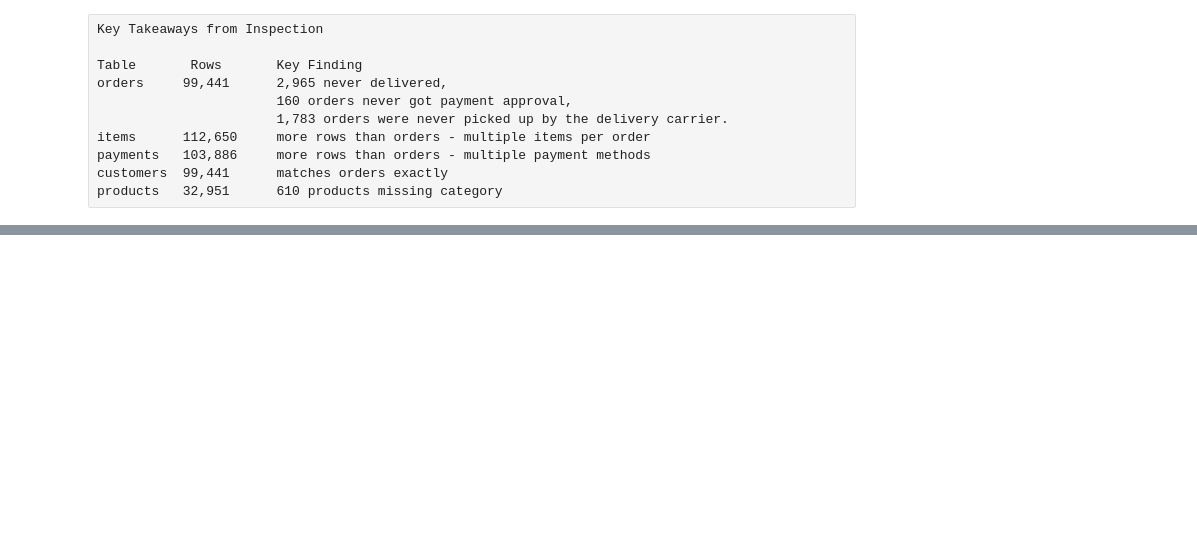
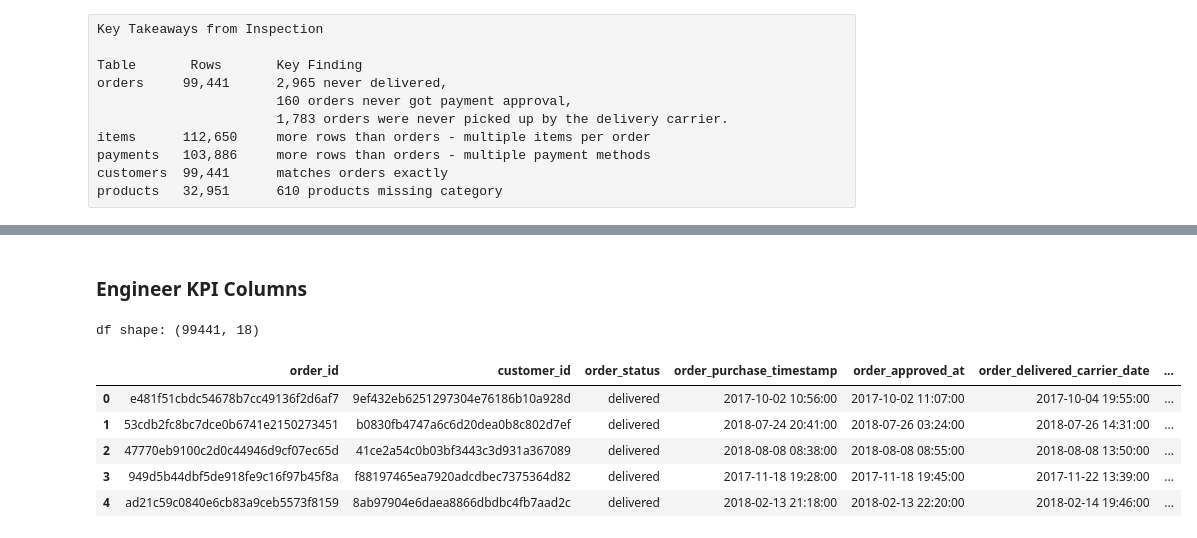
Before and after one commit to gyan-sutra/data-analyst-portfolio, a Jupyter notebook: P2-Ecommerce-Dashboard/Notebooks/analysis.ipynb, the cells around one changed output, grey strips where cells are left out. Drawn from its saved outputs; the diff is of its cells as text; code cells hidden in the pictures; blank space fills up the shorter version.

Commit message:
Project 2 Task 2: Complete cleaning merging and feature engineering

```diff
--- a/P2-Ecommerce-Dashboard/Notebooks/analysis.ipynb
+++ b/P2-Ecommerce-Dashboard/Notebooks/analysis.ipynb
@@ -97,0 +231,25 @@ products   32,951      610 products missing category
+# %% [markdown]
+### Engineer KPI Columns
+# %%
+# delivery_days: days between purchase and customer delivery (NaT/NaN where never delivered)
+df['delivery_days'] = (df['order_delivered_customer_date'] - df['order_purchase_timestamp']).dt.days
+
+# order_value: actual amount paid for the order (revenue KPI)
+df['order_value'] = df['payment_value']
+
+# order_month: purchase month as a YYYY-MM string, for month-over-month growth analysis
+df['order_month'] = df['order_purchase_timestamp'].dt.to_period('M').astype(str)
+
+# is_delivered: whether the order actually reached the customer
+df['is_delivered'] = df['order_status'] == 'delivered'
+
+print(f'df shape: {df.shape}')
+df.head()
+# %% [output]
+df shape: (99441, 18)
+|  | order_id | customer_id | order_status | order_purchase_timestamp | order_approved_at | order_delivered_carrier_date | ... |
+| 0 | e481f51cbdc54678b7cc49136f2d6af7 | 9ef432eb6251297304e76186b10a928d | delivered | 2017-10-02 10:56:00 | 2017-10-02 11:07:00 | 2017-10-04 19:55:00 | ... |
+| 1 | 53cdb2fc8bc7dce0b6741e2150273451 | b0830fb4747a6c6d20dea0b8c802d7ef | delivered | 2018-07-24 20:41:00 | 2018-07-26 03:24:00 | 2018-07-26 14:31:00 | ... |
+| 2 | 47770eb9100c2d0c44946d9cf07ec65d | 41ce2a54c0b03bf3443c3d931a367089 | delivered | 2018-08-08 08:38:00 | 2018-08-08 08:55:00 | 2018-08-08 13:50:00 | ... |
+| 3 | 949d5b44dbf5de918fe9c16f97b45f8a | f88197465ea7920adcdbec7375364d82 | delivered | 2017-11-18 19:28:00 | 2017-11-18 19:45:00 | 2017-11-22 13:39:00 | ... |
+| 4 | ad21c59c0840e6cb83a9ceb5573f8159 | 8ab97904e6daea8866dbdbc4fb7aad2c | delivered | 2018-02-13 21:18:00 | 2018-02-13 22:20:00 | 2018-02-14 19:46:00 | ... |
```
Also changed, not shown: parts of 20 cells of this notebook, 3 other files.
